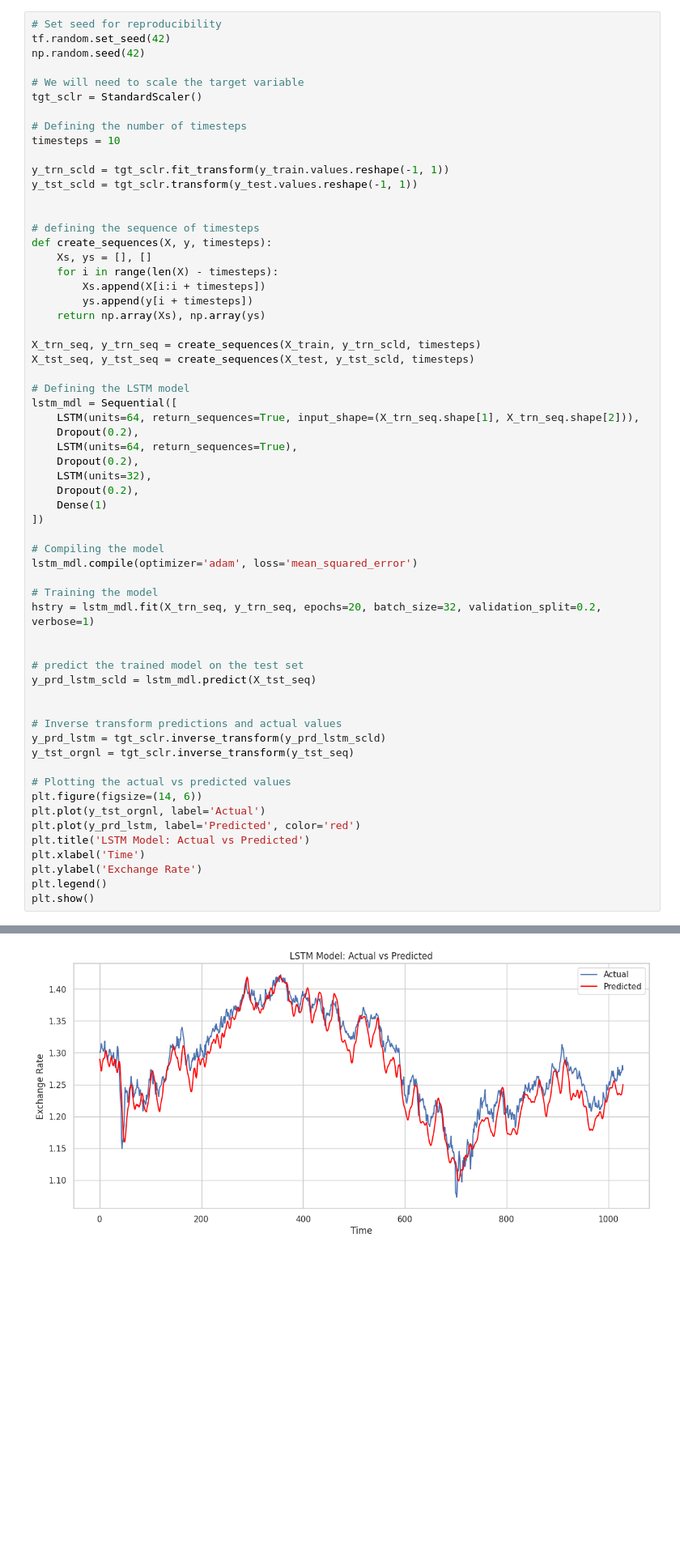
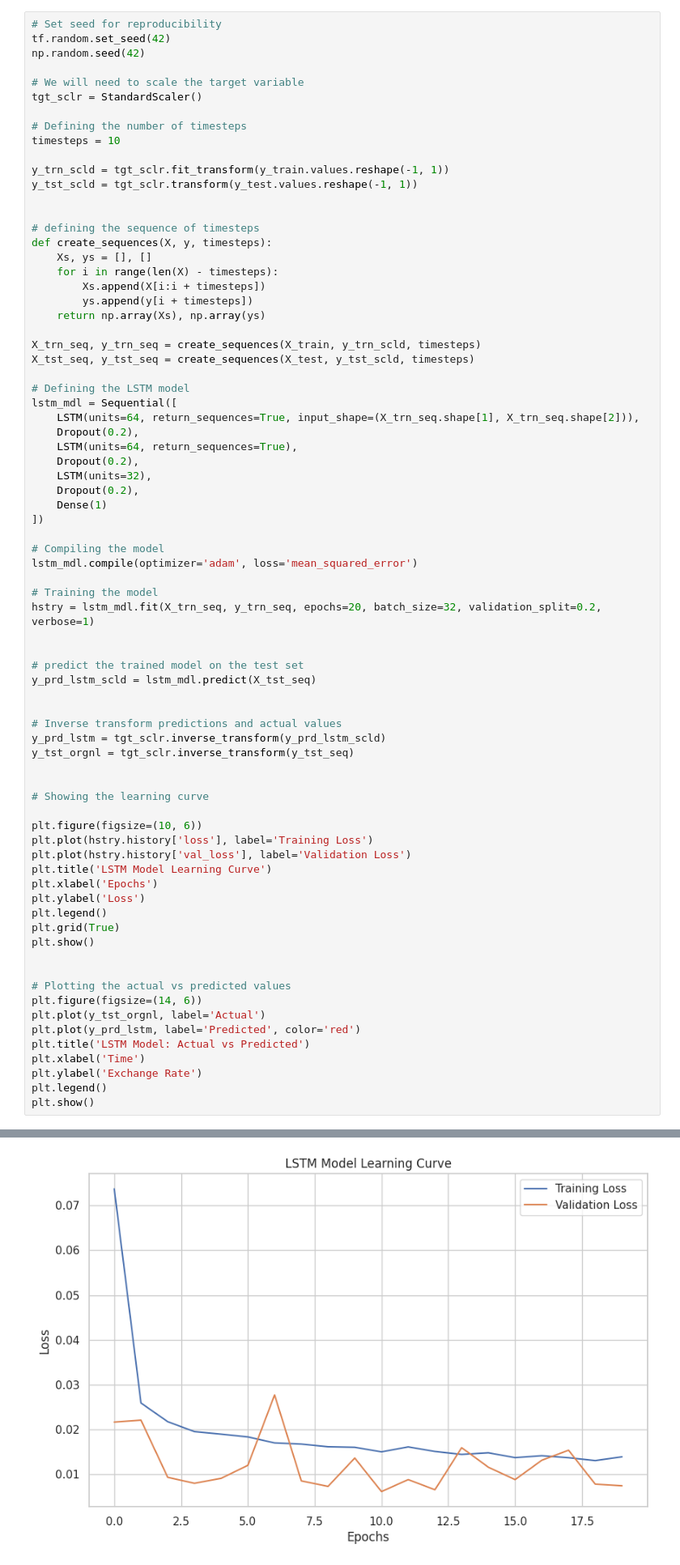
Before and after one commit to FunmilolaAdetuwo/Final-Project, a Jupyter notebook: Advanced_AI_Techniques_for_Predicting_Currency_Exchange_Rates_A_Deep_Learning_Approach.ipynb, the cells around one changed output, grey strips where cells are left out. Shown at 81% size. Saved outputs shown, nothing was run; the diff lists cells and outputs as text; blank space fills up the shorter version.

```diff
--- a/Advanced_AI_Techniques_for_Predicting_Currency_Exchange_Rates_A_Deep_Learning_Approach.ipynb
+++ b/Advanced_AI_Techniques_for_Predicting_Currency_Exchange_Rates_A_Deep_Learning_Approach.ipynb
@@ -572,6 +595,20 @@ y_prd_lstm_scld = lstm_mdl.predict(X_tst_seq)
 y_prd_lstm = tgt_sclr.inverse_transform(y_prd_lstm_scld)
 y_tst_orgnl = tgt_sclr.inverse_transform(y_tst_seq)
 
+
+# Showing the learning curve
+
+plt.figure(figsize=(10, 6))
+plt.plot(hstry.history['loss'], label='Training Loss')
+plt.plot(hstry.history['val_loss'], label='Validation Loss')
+plt.title('LSTM Model Learning Curve')
+plt.xlabel('Epochs')
+plt.ylabel('Loss')
+plt.legend()
+plt.grid(True)
+plt.show()
+
+
 # Plotting the actual vs predicted values
 plt.figure(figsize=(14, 6))
 plt.plot(y_tst_orgnl, label='Actual')
@@ -603 +640 @@ Epoch 20/20
-[figure, old version]
+[figure, new version]
```
Also changed, not shown: parts of 6 cells of this notebook.
